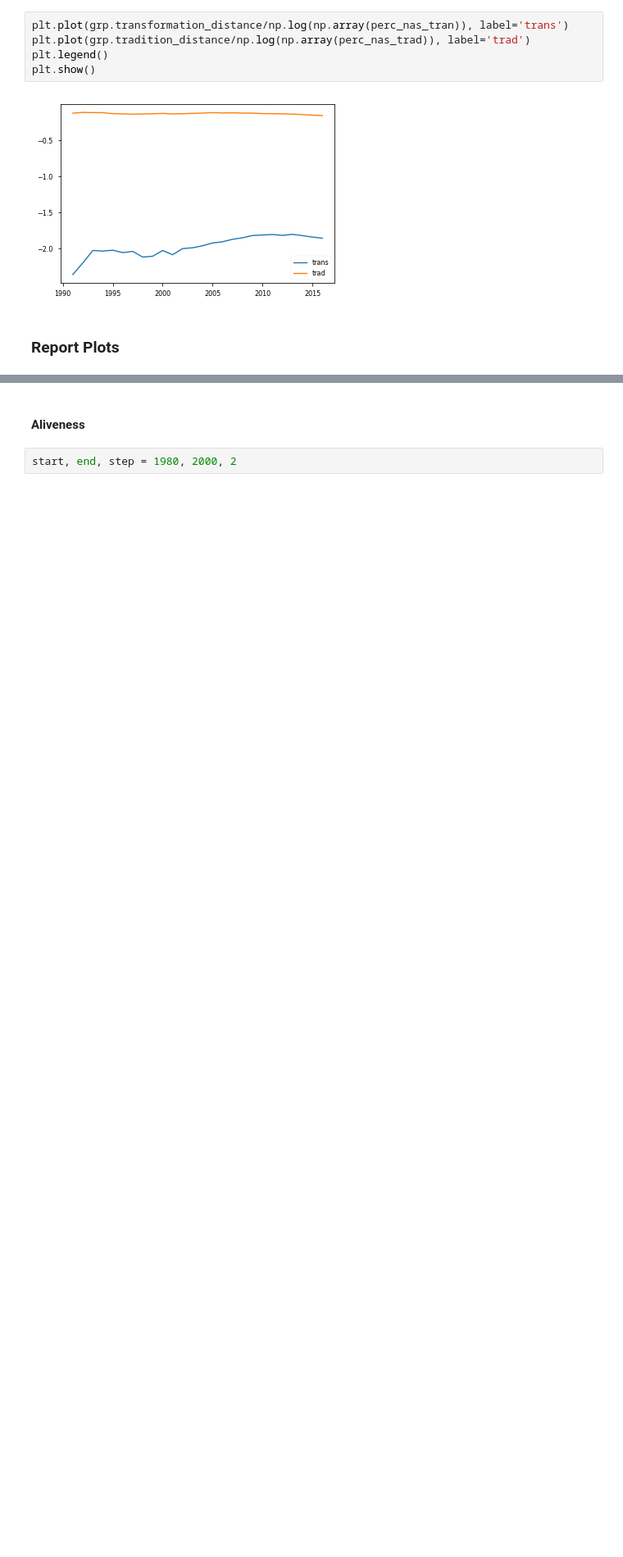
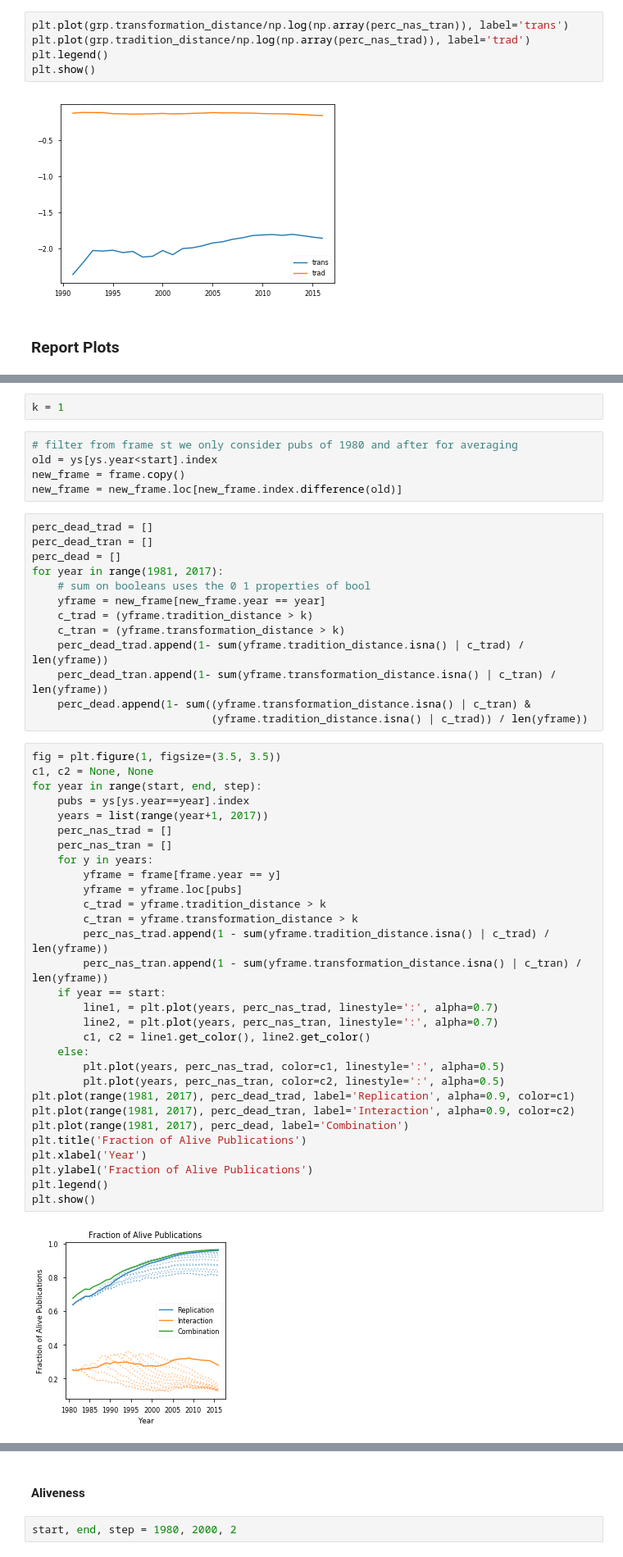
Before and after one commit to AlexImmer/network-epistemology, a Jupyter notebook: Data Analysis-Cropped.ipynb, the cells around one changed output, grey strips where cells are left out. Shown at 82% size. Cells and saved outputs as stored; diff of their text form; blank space fills up the shorter version.

Commit message:
Add cumulative cropped plot

```diff
--- a/Data Analysis-Cropped.ipynb
+++ b/Data Analysis-Cropped.ipynb
@@ -238,0 +247,52 @@ plt.show()
+# %%
+k = 1
+# %%
+# filter from frame st we only consider pubs of 1980 and after for averaging
+old = ys[ys.year<start].index
+new_frame = frame.copy()
+new_frame = new_frame.loc[new_frame.index.difference(old)]
+# %%
+perc_dead_trad = []
+perc_dead_tran = []
+perc_dead = []
+for year in range(1981, 2017):
+    # sum on booleans uses the 0 1 properties of bool
+    yframe = new_frame[new_frame.year == year]
+    c_trad = (yframe.tradition_distance > k)
+    c_tran = (yframe.transformation_distance > k)
+    perc_dead_trad.append(1- sum(yframe.tradition_distance.isna() | c_trad) / len(yframe))
+    perc_dead_tran.append(1- sum(yframe.transformation_distance.isna() | c_tran) / len(yframe))
+    perc_dead.append(1- sum((yframe.transformation_distance.isna() | c_tran) &
+                            (yframe.tradition_distance.isna() | c_trad)) / len(yframe))
+# %%
+fig = plt.figure(1, figsize=(3.5, 3.5))
+c1, c2 = None, None
+for year in range(start, end, step):
+    pubs = ys[ys.year==year].index
+    years = list(range(year+1, 2017))
+    perc_nas_trad = []
+    perc_nas_tran = []
+    for y in years:
+        yframe = frame[frame.year == y]
+        yframe = yframe.loc[pubs]
+        c_trad = yframe.tradition_distance > k
+        c_tran = yframe.transformation_distance > k
+        perc_nas_trad.append(1 - sum(yframe.tradition_distance.isna() | c_trad) / len(yframe))
+        perc_nas_tran.append(1 - sum(yframe.transformation_distance.isna() | c_tran) / len(yframe))
+    if year == start:
+        line1, = plt.plot(years, perc_nas_trad, linestyle=':', alpha=0.7)
+        line2, = plt.plot(years, perc_nas_tran, linestyle=':', alpha=0.7)
+        c1, c2 = line1.get_color(), line2.get_color()
+    else:
+        plt.plot(years, perc_nas_trad, color=c1, linestyle=':', alpha=0.5)
+        plt.plot(years, perc_nas_tran, color=c2, linestyle=':', alpha=0.5)
+plt.plot(range(1981, 2017), perc_dead_trad, label='Replication', alpha=0.9, color=c1)
+plt.plot(range(1981, 2017), perc_dead_tran, label='Interaction', alpha=0.9, color=c2)
+plt.plot(range(1981, 2017), perc_dead, label='Combination')
+plt.title('Fraction of Alive Publications')
+plt.xlabel('Year')
+plt.ylabel('Fraction of Alive Publications')
+plt.legend()
+plt.show()
+# %% [output]
+[figure, added]
```
Also changed, not shown: parts of 8 cells of this notebook.
